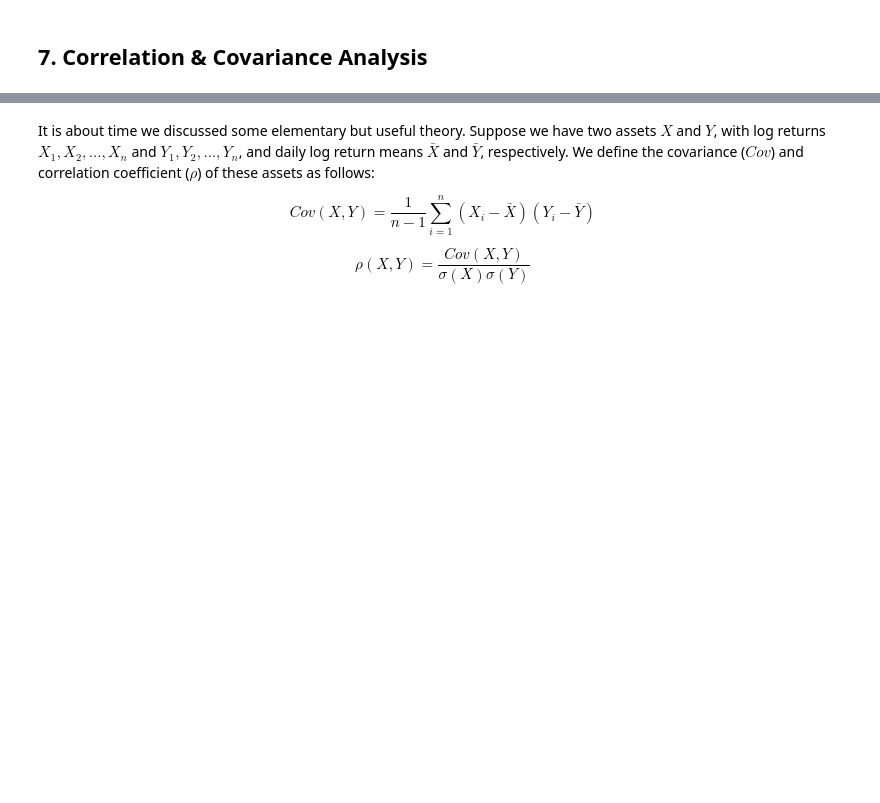
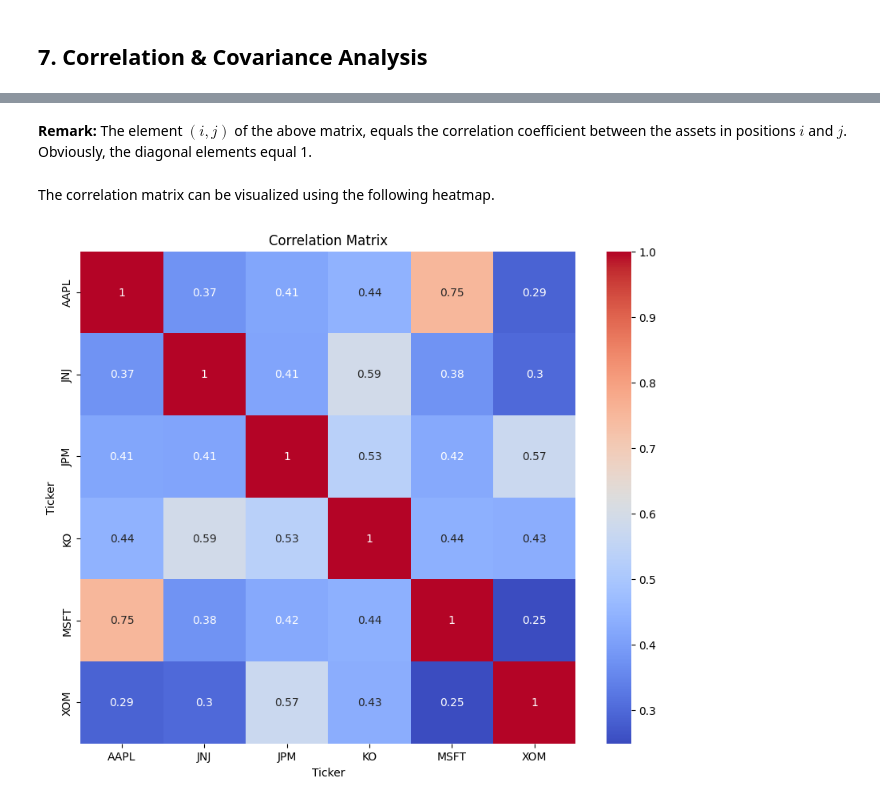
Before and after one commit to keramidasvasilis/data-analysis-projects, a Jupyter notebook: portfolio-optimization-risk-analysis/notebooks/portfolio_optimization_analysis.ipynb, the cells around one changed output, grey strips where cells are left out. Drawn from its saved outputs; the diff is of its cells as text; code cells hidden in the pictures; blank space fills up the shorter version.

```diff
--- a/portfolio-optimization-risk-analysis/notebooks/portfolio_optimization_analysis.ipynb
+++ b/portfolio-optimization-risk-analysis/notebooks/portfolio_optimization_analysis.ipynb
@@ -363,6 +383,14 @@ correlation_matrix
-# %% [markdown]
-It is about time we discussed some elementary but useful theory. Suppose we have two assets $X$ and $Y$, with log returns $X_1, X_2, \dots, X_n$ and $Y_1, Y_2, \dots, Y_n$, and daily log return means $\bar{X}$ and $\bar{Y}$, respectively. We define the covariance ($Cov$) and correlation coefficient ($\rho$) of these assets as follows:
-
-$$Cov(X, Y) = \frac{1}{n-1}\sum\limits_{i=1}^{n}(X_i - \bar{X})(Y_i - \bar{Y})$$
-
-$$\rho (X, Y) = \frac{Cov(X, Y)}{\sigma(X) \sigma(Y)}$$
+# %% [markdown]
+**Remark:** The element $(i, j)$ of the above matrix, equals the correlation coefficient between the assets in positions $i$ and $j$. Obviously, the diagonal elements equal 1.
+# %% [markdown]
+The correlation matrix can be visualized using the following heatmap.
+# %%
+plt.figure(figsize=(10,8))
+
+sns.heatmap(correlation_matrix, annot=True, cmap='coolwarm')
+
+plt.title('Correlation Matrix')
+
+plt.show()
+# %% [output]
+[figure, added]
```
Also changed, not shown: parts of 26 cells of this notebook.
